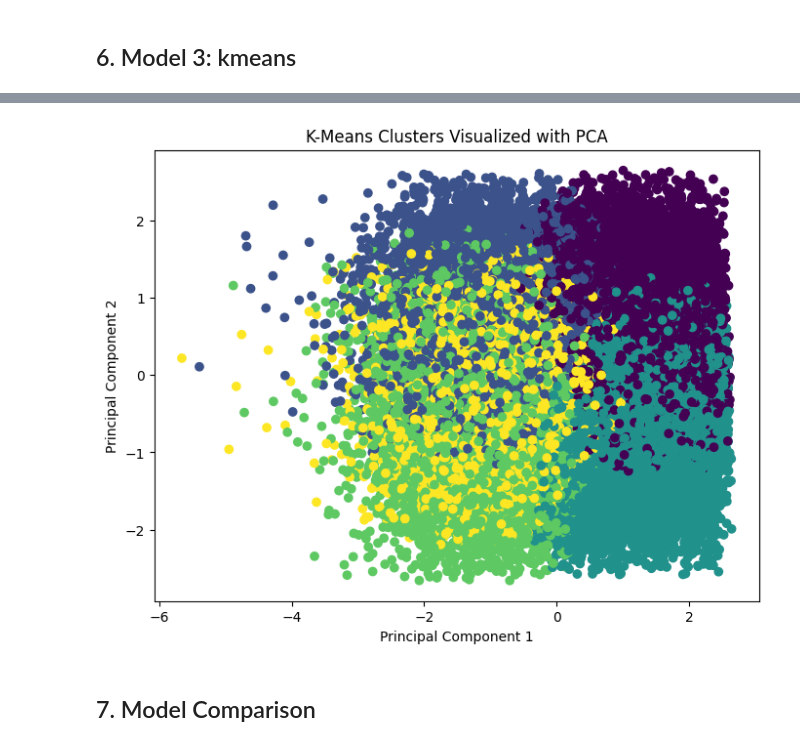
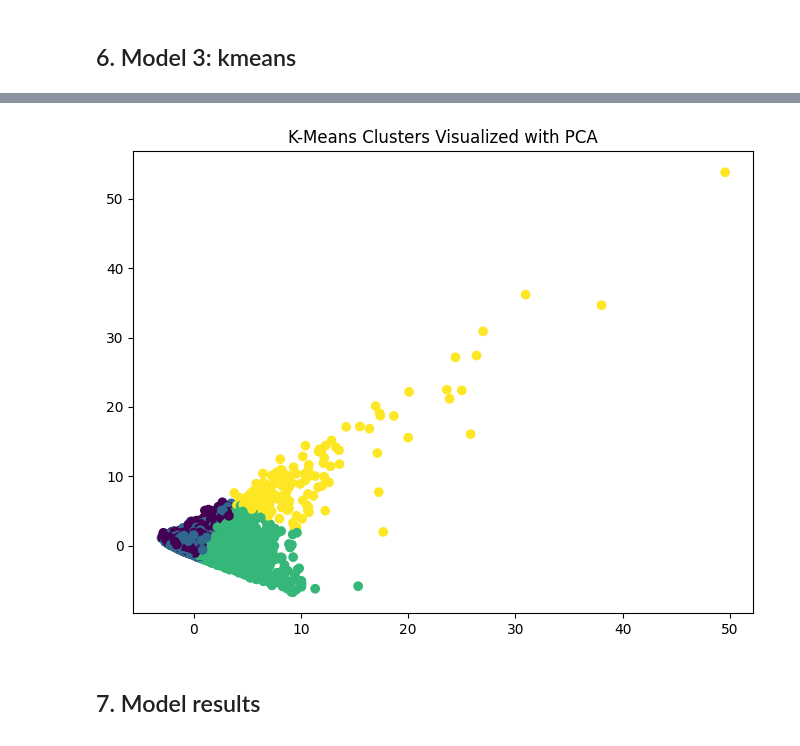
Before and after one commit to madfroggiez/My-Final-Project, a Jupyter notebook: final_project_draft.ipynb, the cells around one changed output, grey strips where cells are left out. Cells and saved outputs as stored; diff of their text form; code cells hidden in the pictures.

Commit message:
final project submission with optimized models and ethical analysis

```diff
--- a/final_project_draft.ipynb
+++ b/final_project_draft.ipynb
@@ -190,15 +239,12 @@ df['Amount_to_Balance_Ratio'] = df['Transaction_Amount'] / (df['Account_Balance'
 # %%
-#engineered feature 2 - ammount deiviation from 7 day average
-# - identifies large transactions compared to recent history
-
-df['Amount_Deviation_from_7d_Avg'] = df['Avg_Transaction_Amount_7d'] - df['Transaction_Amount']
 
 print(df.info())
+print('features names:\n', df.columns.tolist())
 
 #maybee add later
-#df['frequency_failed'] = df['Failed_Transaction_Count_7d'] / (df['Daily_Transaction_Count'] + 1)
+#df['frequency_failed'] = df['Failed_Transaction_Count_7d'] / (df['Daily_Transaction_Count'])
 #df['older_card_flag'] = (df['Card_Age'] > ... ).astype(int)
-#df['device_distance_age_risk'] = df['Transaction_Distance'] / (df['Card_Age'] + 1)
+#df['device_distance_age_risk'] = df['Transaction_Distance'] / (df['Card_Age'])
 #df['older_card_tranaction_count]= df['older_card_flag'] * df['Daily_Transaction_Count']
 # %% [output]
 <class 'pandas.DataFrame'>
@@ -236,11 +296,13 @@ The purpose of this feature is to flag transaction amounts that differ significa
 # %%
 # no null values  or duplicates where found. so there is no nneed to handle them
+#['Fraud_Label', 'Transaction_ID', 'User_ID','Risk_Score', 'Previous_Fraudulent_Activity','IP_Address_Flag', 'Timestamp'])
+# train split 80-20
 
-# train split 80-20
+
 Y = df['Fraud_Label']
-X = df.drop(columns=['Fraud_Label', 'Transaction_ID', 'User_ID','Risk_Score', 'Previous_Fraudulent_Activity','IP_Address_Flag', 'Timestamp'])
+X = df.drop(columns=['Fraud_Label', 'Transaction_ID', 'User_ID','Risk_Score', 'Previous_Fraudulent_Activity', 'Timestamp'])
 
-X_train, X_test, y_train, y_test = train_test_split(X, Y, test_size=0.2, random_state=42,stratify=Y)
+X_train, X_test, y_train, y_test = train_test_split(X, Y, test_size=0.35, random_state=42,stratify=Y)
 
 # scalling and encoding for K means
 
@@ -395,7 +388,7 @@ plt.show()
 inertias = []
 k_range = range(2, 11)
 
-top_features = Feature_Importances.head(5).index.tolist()
+top_features = Feature_Importances.head(8).index.tolist()
 
 
 print( top_features)
@@ -409,11 +402,8 @@ X_test_Top_scaled = scaler.transform(X_test_Top)
 
 for k in k_range:
     kmeans = KMeans(n_clusters=k, random_state=42)
-
     kmeans.fit(X_train_Top_scaled)
-
     inertias.append(kmeans.inertia_)
-
     print(f"k={k}: inertia={kmeans.inertia_:.2f}")
 
 plt.plot(k_range, inertias, marker='s')
@@ -435,7 +425,7 @@ k=10: inertia=73949.59
 # %%
-#k means clustering with k=5
+#k means clustering with k=
 
-kmeans = KMeans(n_clusters=5, random_state=42)
+kmeans = KMeans(n_clusters=4, random_state=42)
 train_clusters = kmeans.fit_predict(X_train_Top_scaled)
 test_clusters = kmeans.predict(X_test_Top_scaled)
 
@@ -513,16 +486,15 @@ Cluster
 # %%
 #kmeans vizualization using PCA
 
 pca = PCA(n_components=2)
 X_train_pca = pca.fit_transform(X_train_Top_scaled)
 
 plt.figure(figsize=(8, 6))
 plt.scatter(X_train_pca[:, 0], X_train_pca[:, 1], c=train_clusters)
 plt.title("K-Means Clusters Visualized with PCA")
-plt.xlabel("Principal Component 1")
-plt.ylabel("Principal Component 2")
+
 plt.show()
 # %% [output]
-[figure, old version]
+[figure, new version]
 # %% [markdown]
-## 7. Model Comparison
+## 7. Model results
```
Also changed, not shown: parts of 27 cells of this notebook, 1 other file.
